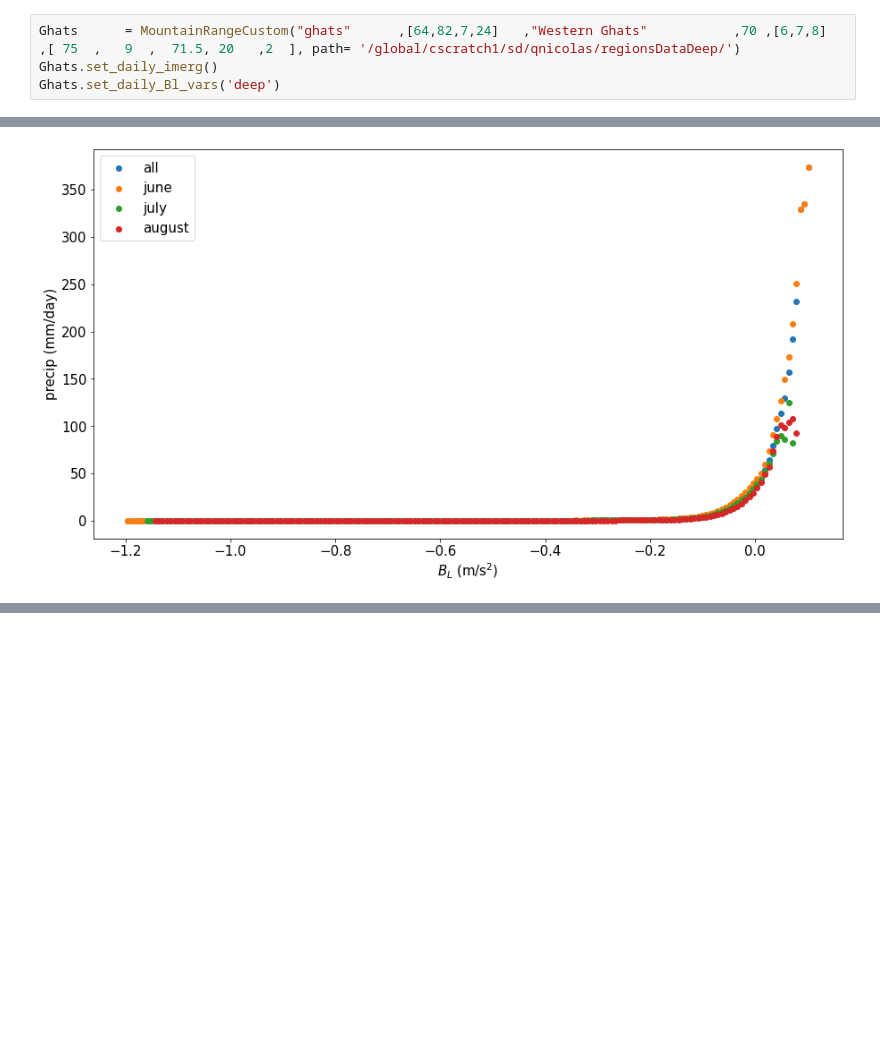
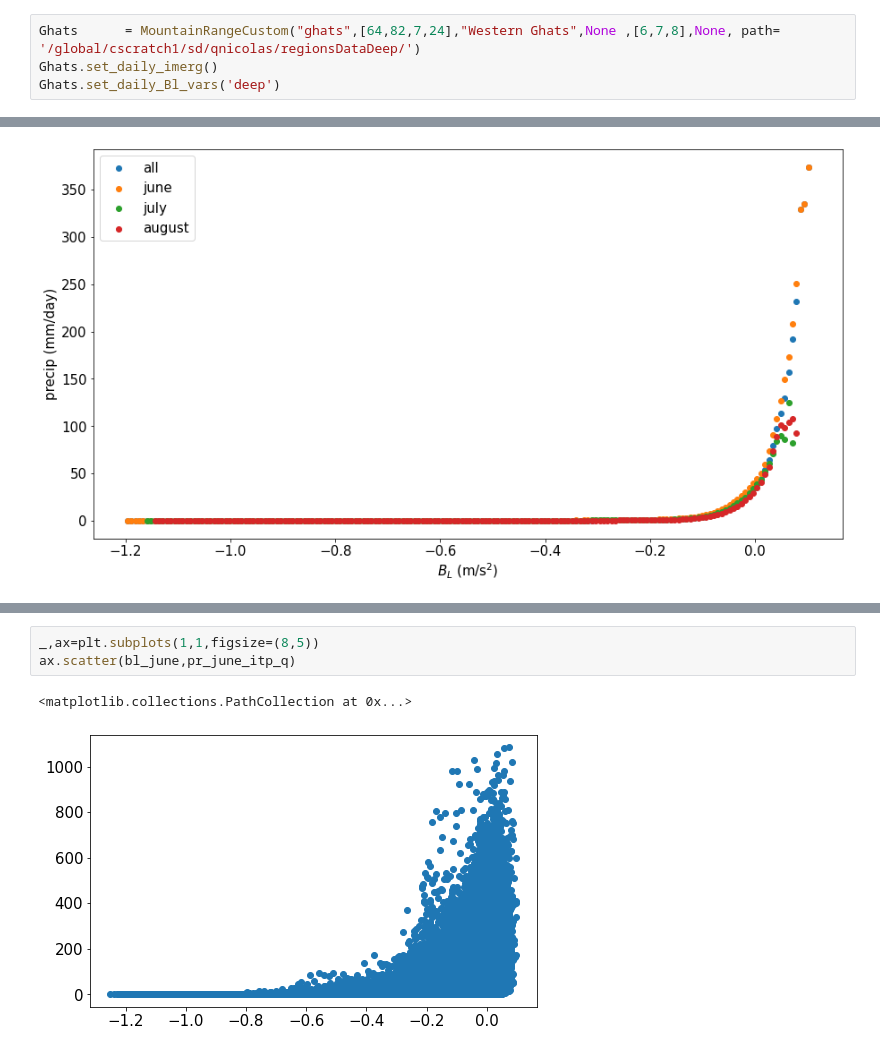
Before and after one commit to qnicolas/orographicPrecipitation, a Jupyter notebook: observationsAndERA5/ghatsPrecipBLrelation.ipynb, the cells around one changed output, grey strips where cells are left out. Saved outputs shown, nothing was run; the diff lists cells and outputs as text; blank space fills up the shorter version.

```diff
--- a/observationsAndERA5/ghatsPrecipBLrelation.ipynb
+++ b/observationsAndERA5/ghatsPrecipBLrelation.ipynb
@@ -21,7 +24,7 @@ from orographicPrecipitation.observationsAndERA5.mountainUtils import *; from to
 
 import warnings
 # %%
-Ghats      = MountainRangeCustom("ghats"      ,[64,82,7,24]   ,"Western Ghats"           ,70 ,[6,7,8]  ,[ 75  ,   9  ,  71.5, 20   ,2  ], path= '/global/cscratch1/sd/qnicolas/regionsDataDeep/')
+Ghats      = MountainRangeCustom("ghats",[64,82,7,24],"Western Ghats",None ,[6,7,8],None, path= '/global/cscratch1/sd/qnicolas/regionsDataDeep/')
 Ghats.set_daily_imerg()
 Ghats.set_daily_Bl_vars('deep')
 # %%
@@ -103,0 +124,6 @@ with warnings.catch_warnings():
+# %%
+_,ax=plt.subplots(1,1,figsize=(8,5))
+ax.scatter(bl_june,pr_june_itp_q)
+# %% [output]
+<matplotlib.collections.PathCollection at 0x...>
+[figure, added]
```
Also changed, not shown: parts of 24 cells of this notebook, 2 other files.
